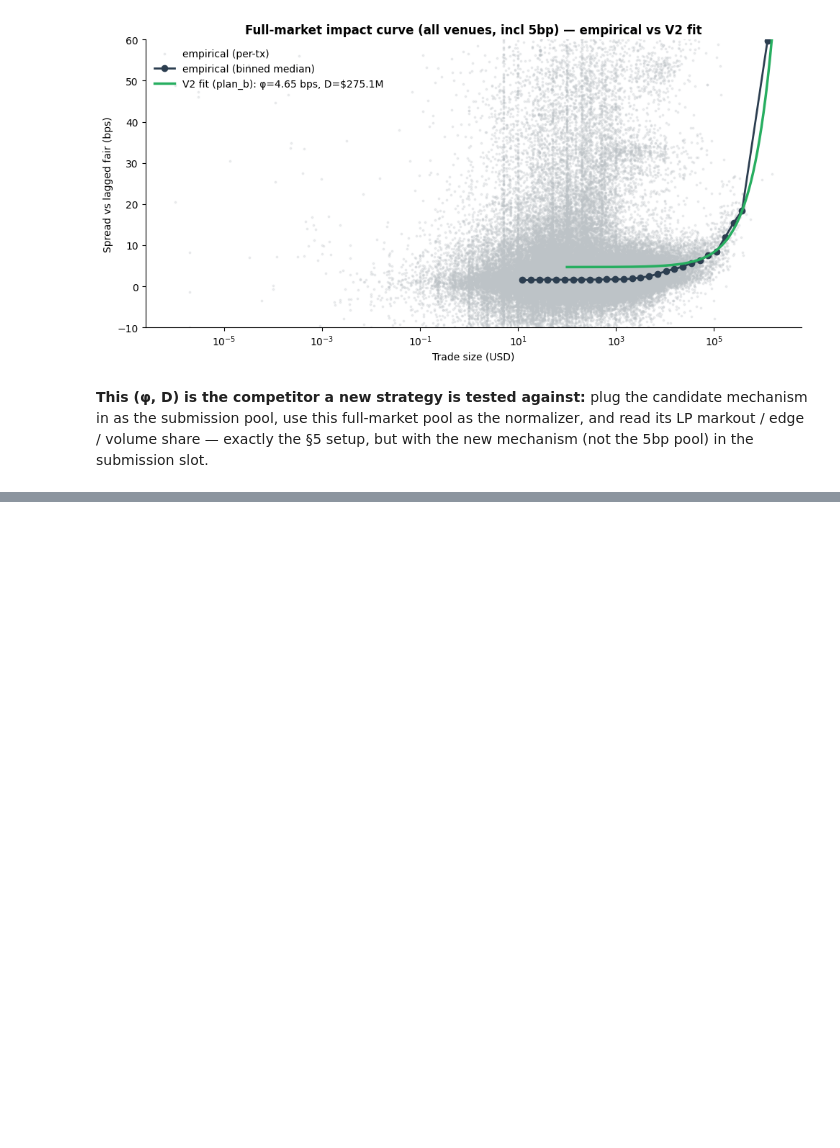
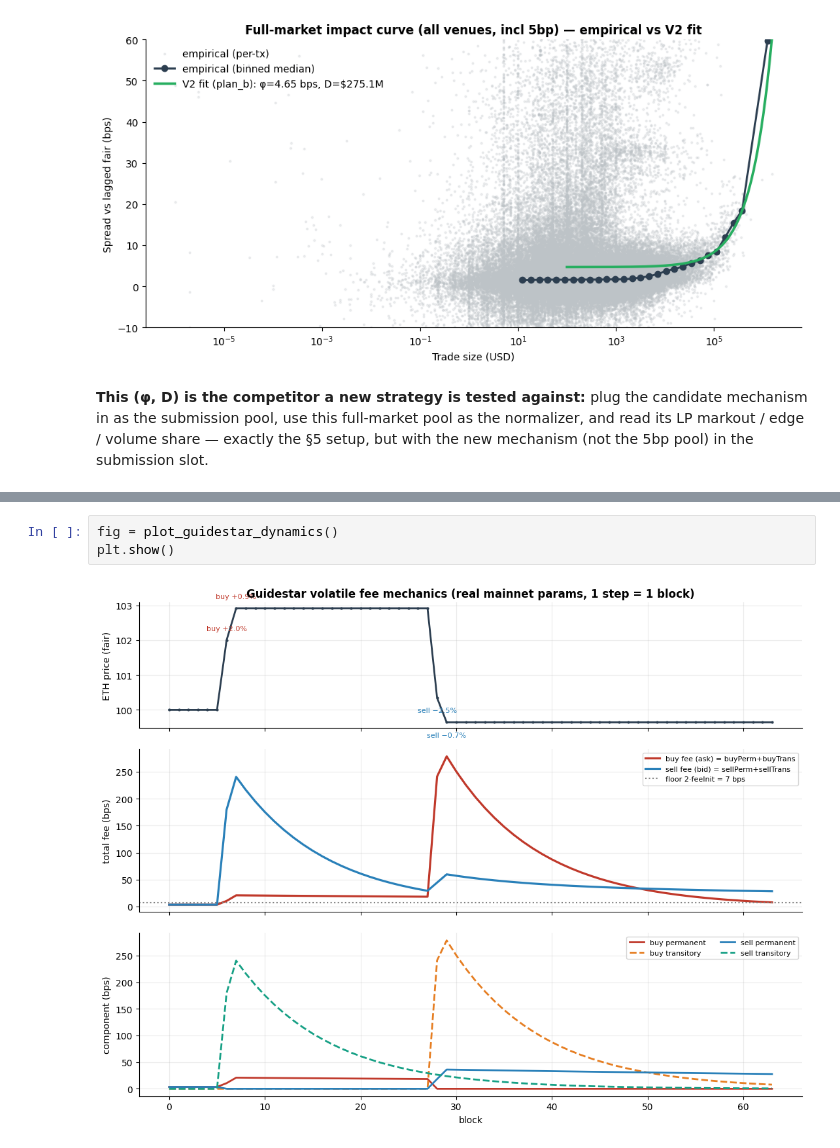
Before and after one commit to wanxinwanxin/amm-gym, a Jupyter notebook: presentation/realistic_simulator.ipynb, the cells around one changed output, grey strips where cells are left out. Saved outputs shown, nothing was run; the diff lists cells and outputs as text; blank space fills up the shorter version.

```diff
--- a/presentation/realistic_simulator.ipynb
+++ b/presentation/realistic_simulator.ipynb
@@ -439,0 +451,5 @@ plt.show()
+# %%
+fig = plot_guidestar_dynamics()
+plt.show()
+# %% [output]
+[figure, added]
```
Also changed, not shown: parts of 14 cells of this notebook, 3 other files.
